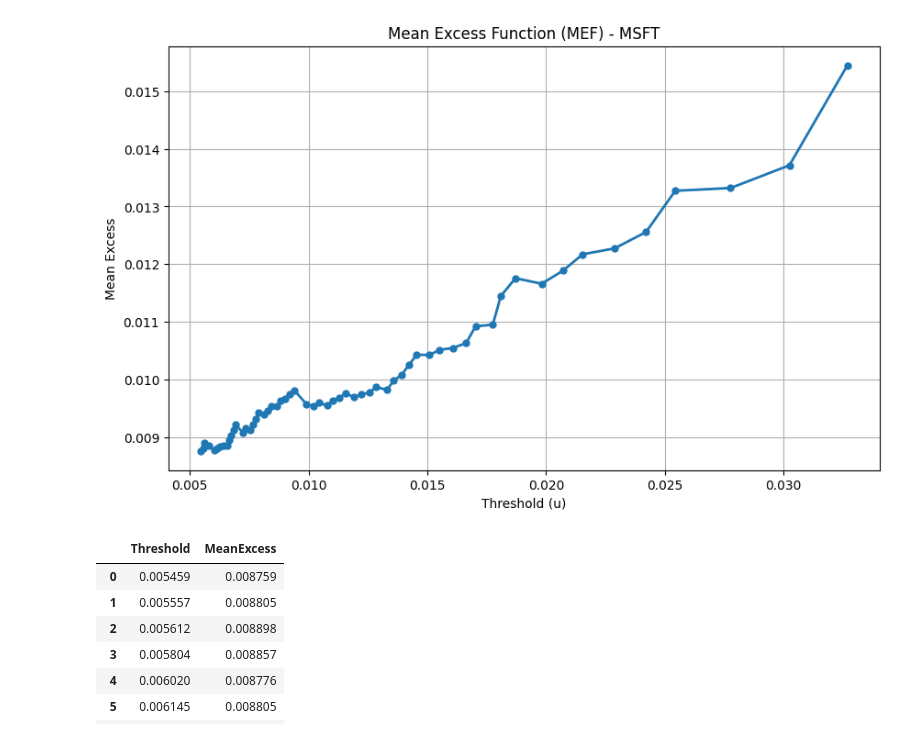
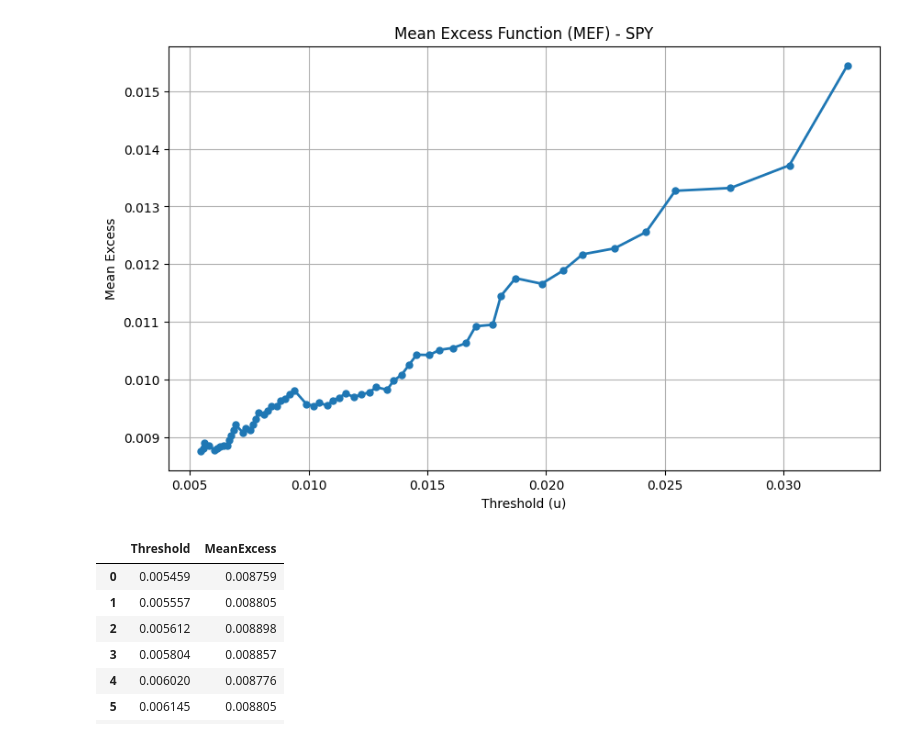
Before and after one commit to ayushanand1103/A-CMSI-research, a Jupyter notebook: Analysis/Phase 7/MEF_SPY.ipynb, the cells around one changed output. Saved outputs shown, nothing was run; the diff lists cells and outputs as text; code cells hidden in the pictures.

```diff
--- a/Analysis/Phase 7/MEF_SPY.ipynb
+++ b/Analysis/Phase 7/MEF_SPY.ipynb
@@ -24,23 +24,23 @@ for u in thresholds:
 # %%
 plt.figure(figsize=(10,6))
 
 plt.plot(
     thresholds,
     mean_excess,
     marker='o',
     linewidth=2,
     markersize=5
 )
 
 plt.xlabel("Threshold (u)")
 plt.ylabel("Mean Excess")
-plt.title("Mean Excess Function (MEF) - MSFT")
+plt.title("Mean Excess Function (MEF) - SPY")
 
 plt.grid(True)
 
 plt.show()
 # %% [output]
-[figure, old version]
+[figure, new version]
 # %%
 mef_table = pd.DataFrame({
     "Threshold": thresholds,
```
Also changed, not shown: parts of 16 cells of this notebook, 2 other files.
